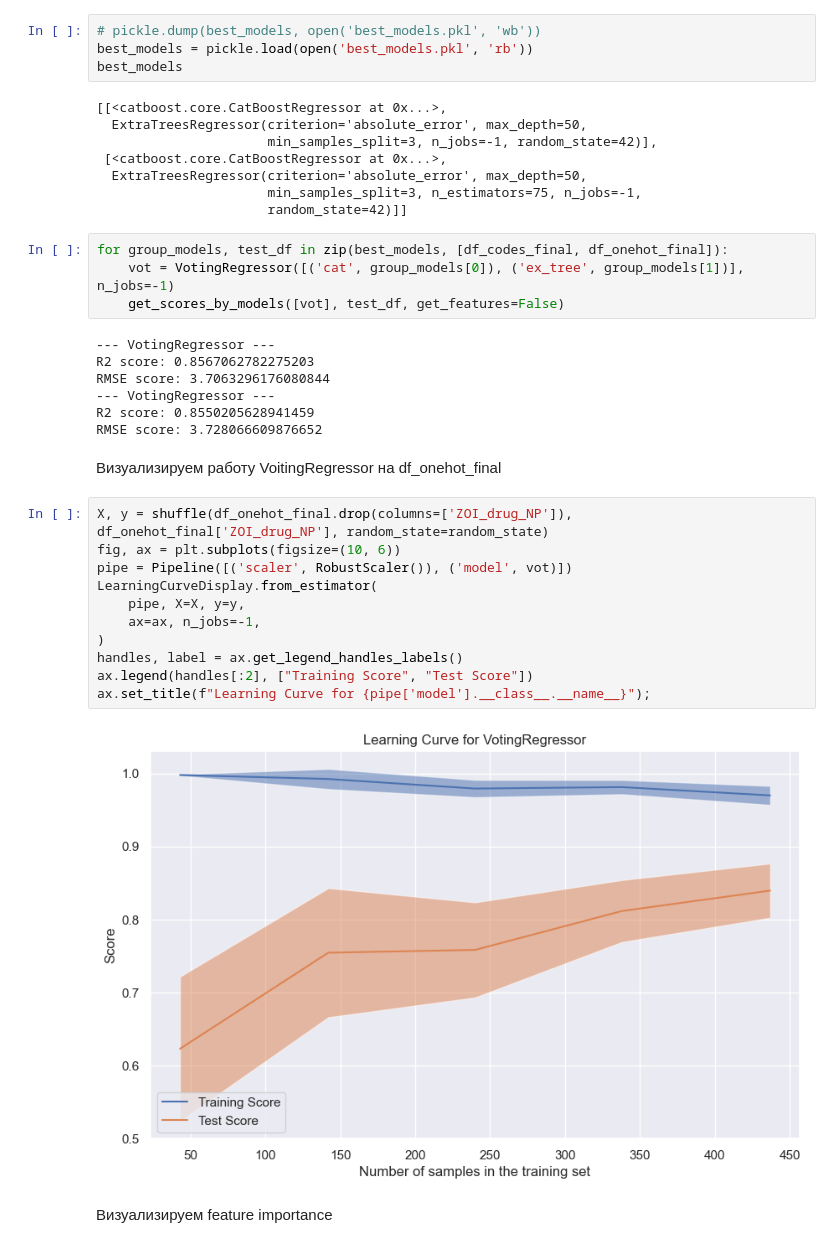
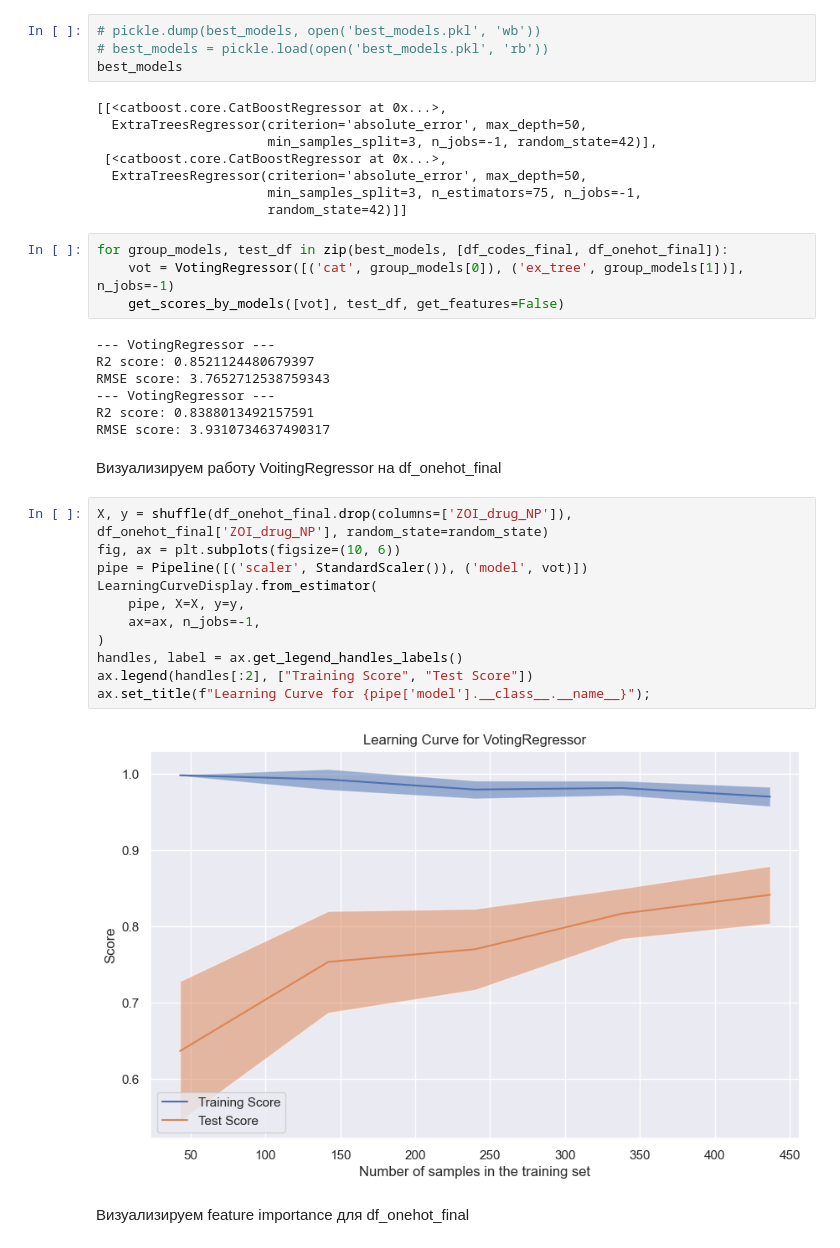
Before and after one commit to vahahahart/hackathon_team_3, a Jupyter notebook: tmp_vah.ipynb, the cells around one changed output. Cells and saved outputs as stored; diff of their text form.

Commit message:
final lin models

```diff
--- a/tmp_vah.ipynb
+++ b/tmp_vah.ipynb
@@ -964,6 +946,6 @@ R2 score on unseen data: 0.8520205604368611
 # %%
 # pickle.dump(best_models, open('best_models.pkl', 'wb'))
-best_models = pickle.load(open('best_models.pkl', 'rb'))
+# best_models = pickle.load(open('best_models.pkl', 'rb'))
 best_models
 # %% [output]
 [[<catboost.core.CatBoostRegressor at 0x...>,
@@ -979,25 +961,25 @@ for group_models, test_df in zip(best_models, [df_codes_final, df_onehot_final])
     get_scores_by_models([vot], test_df, get_features=False)
 # %% [output]
 --- VotingRegressor ---
-R2 score: 0.8567062782275203
-RMSE score: 3.7063296176080844
+R2 score: 0.8521124480679397
+RMSE score: 3.7652712538759343
 --- VotingRegressor ---
-R2 score: 0.8550205628941459
-RMSE score: 3.728066609876652
+R2 score: 0.8388013492157591
+RMSE score: 3.9310734637490317
 # %% [markdown]
 Визуализируем работу VoitingRegressor на df_onehot_final
 # %%
 X, y = shuffle(df_onehot_final.drop(columns=['ZOI_drug_NP']), df_onehot_final['ZOI_drug_NP'], random_state=random_state)
 fig, ax = plt.subplots(figsize=(10, 6))
-pipe = Pipeline([('scaler', RobustScaler()), ('model', vot)])
+pipe = Pipeline([('scaler', StandardScaler()), ('model', vot)])
 LearningCurveDisplay.from_estimator(
     pipe, X=X, y=y,
     ax=ax, n_jobs=-1,
 )
 handles, label = ax.get_legend_handles_labels()
 ax.legend(handles[:2], ["Training Score", "Test Score"])
 ax.set_title(f"Learning Curve for {pipe['model'].__class__.__name__}");
 # %% [output]
-[figure, old version]
+[figure, new version]
 # %% [markdown]
-Визуализируем feature importance
+Визуализируем feature importance для df_onehot_final
```
Also changed, not shown: parts of 5 cells of this notebook.
